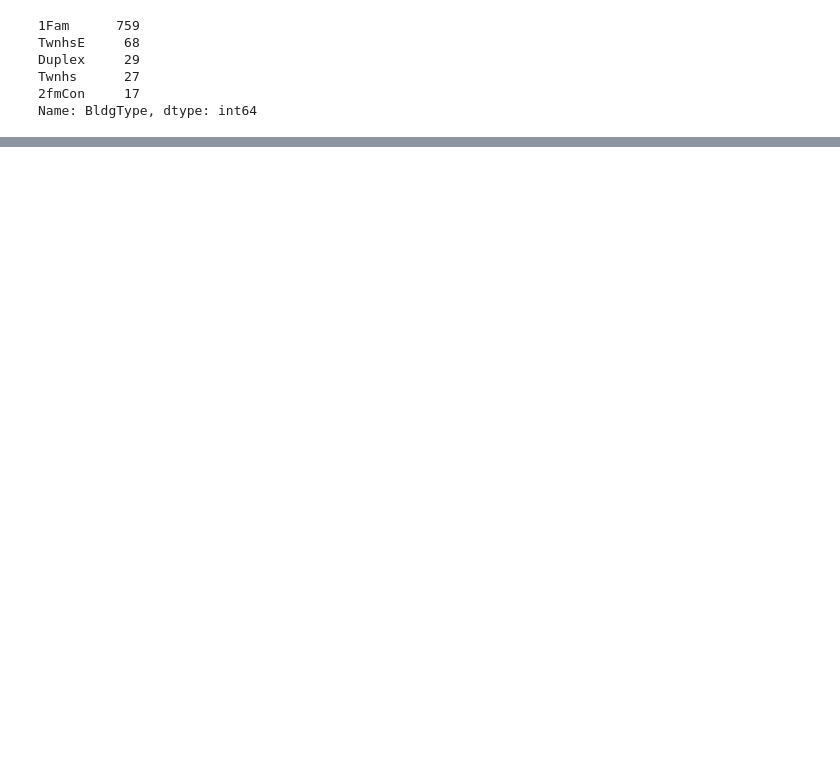
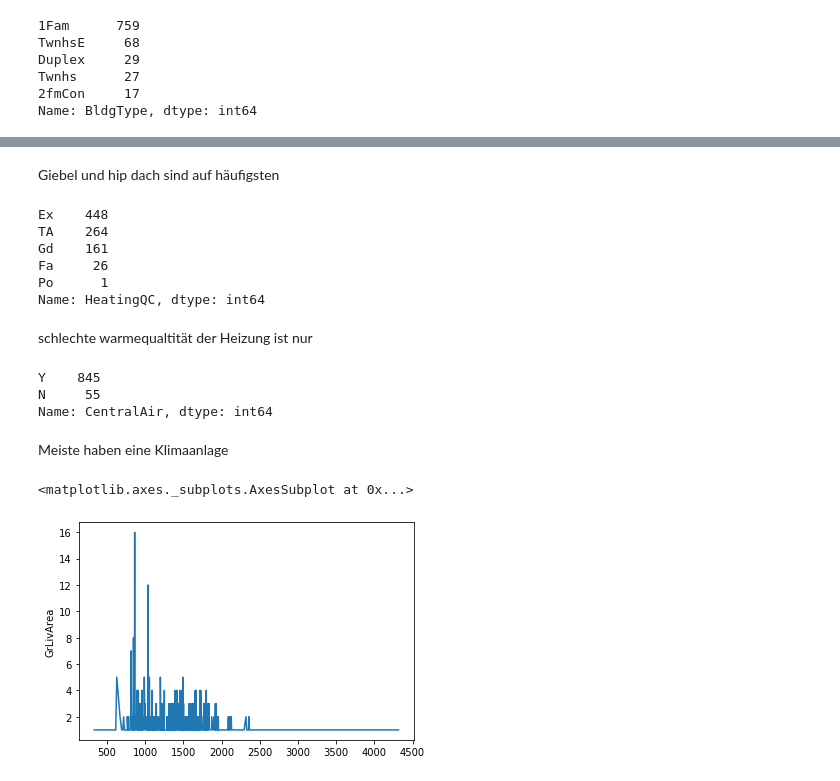
Before and after one commit to Tachmeton/Data-Science---Hausanalyse, a Jupyter notebook: Codebase.ipynb, the cells around one changed output, grey strips where cells are left out. Drawn from its saved outputs; the diff is of its cells as text; code cells hidden in the pictures; blank space fills up the shorter version.

```diff
--- a/Codebase.ipynb
+++ b/Codebase.ipynb
@@ -80,0 +126,26 @@ Name: BldgType, dtype: int64
+# %% [markdown]
+Giebel und hip dach sind auf häufigsten
+# %%
+data['HeatingQC'].value_counts()
+# %% [output]
+Ex    448
+TA    264
+Gd    161
+Fa     26
+Po      1
+Name: HeatingQC, dtype: int64
+# %% [markdown]
+schlechte warmequaltität der Heizung ist nur
+# %%
+data['CentralAir'].value_counts()
+# %% [output]
+Y    845
+N     55
+Name: CentralAir, dtype: int64
+# %% [markdown]
+Meiste haben eine Klimaanlage
+# %%
+sb.lineplot(data['GrLivArea'].value_counts().keys(), data['GrLivArea'].value_counts())
+# %% [output]
+<matplotlib.axes._subplots.AxesSubplot at 0x...>
+[figure, added]
```
Also changed, not shown: parts of 36 cells of this notebook.
